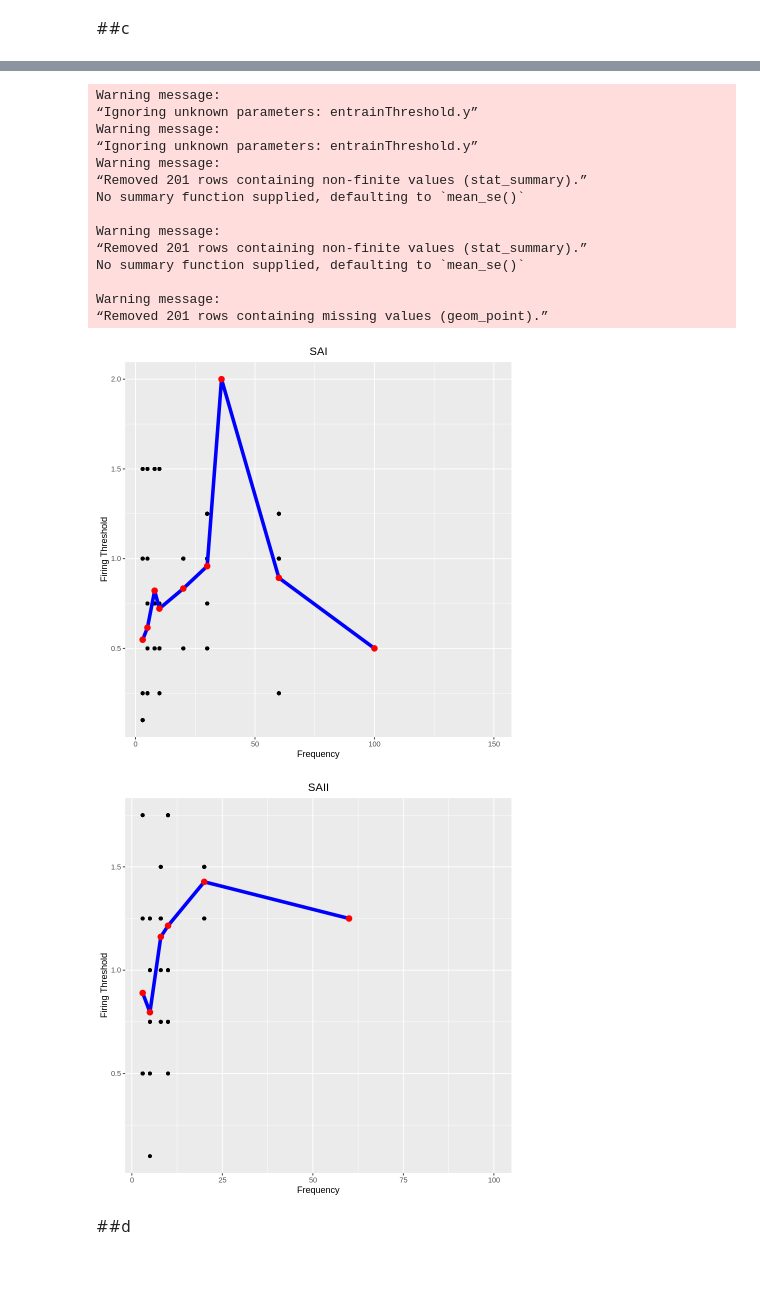
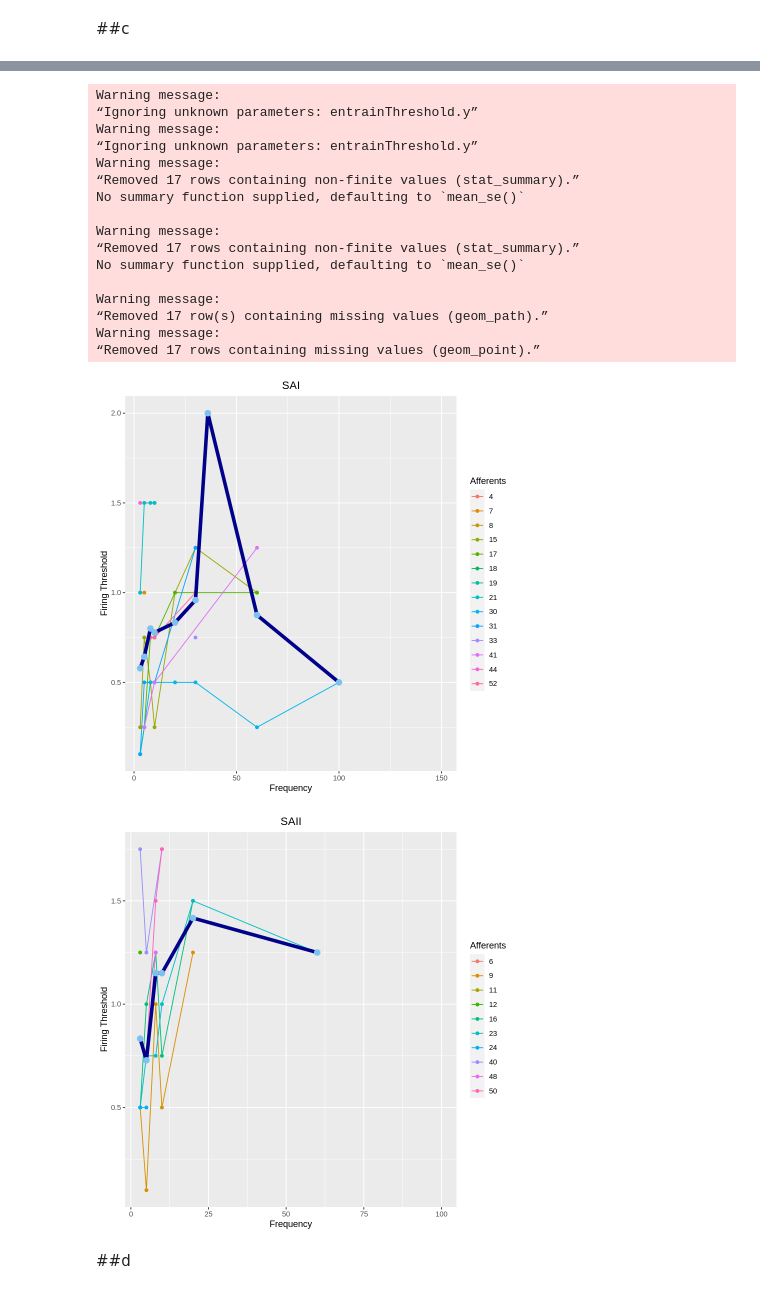
Before and after one commit to havaledar/6200, a Jupyter notebook: A2.ipynb, the cells around one changed output, grey strips where cells are left out. Cells and saved outputs as stored; diff of their text form; code cells hidden in the pictures.

Commit message:
Q1c lines plotted.

```diff
--- a/A2.ipynb
+++ b/A2.ipynb
@@ -288,31 +254,29 @@ No summary function supplied, defaulting to `mean_se()`
 # %% [markdown]
 ##c
 # %%
-#todo: add line for points to compare with the overal trend
+entQ2 %>%
+filter(afferentClass=="FAI") %>%
+ggplot(aes(frequency, entrainThreshold)) + geom_line(aes (color = as.factor(newID))) + geom_point(aes (color = as.factor(newID))) + ggtitle("FAI")+ xlab("Frequency") + ylab("Firing Threshold") + labs(color='Afferents') + theme(plot.title = element_text(hjust = 0.5))+
+stat_summary(entrainThreshold.y=mean,geom="line", color="darkblue",lwd=2,aes(group=1))+
+stat_summary(entrainThreshold.y=mean, aes(group=1), geom="point", colour="skyblue2", size=3)
 
-footJoined %>%
-filter(afferentClass=="FAI") %>%
-ggplot(aes(frequency, entrainThreshold)) + geom_point() + ggtitle("FAI")+ xlab("Frequency") + ylab("Firing Threshold") +theme(plot.title = element_text(hjust = 0.5))+
-stat_summary(entrainThreshold.y=mean,geom="line", color="blue",lwd=2,aes(group=1))+
-stat_summary(entrainThreshold.y=mean, aes(group=1), geom="point", colour="red", size=3)
+entQ2 %>%
+filter(afferentClass=="FAII") %>%
+ggplot(aes(frequency, entrainThreshold)) + geom_line(aes (color = as.factor(newID))) + geom_point(aes (color = as.factor(newID))) + ggtitle("FAII")+ xlab("Frequency") + ylab("Firing Threshold") + labs(color='Afferents') + theme(plot.title = element_text(hjust = 0.5))+
+stat_summary(entrainThreshold.y=mean,geom="line", color="darkblue",lwd=2,aes(group=1))+
+stat_summary(entrainThreshold.y=mean, aes(group=1), geom="point", colour="skyblue2", size=3)
 
-footJoined %>%
-filter(afferentClass=="FAII") %>%
-ggplot(aes(frequency, entrainThreshold)) + geom_point() + ggtitle("FAII")+ xlab("Frequency") + ylab("Firing Threshold") +theme(plot.title = element_text(hjust = 0.5))+
-stat_summary(entrainThreshold.y=mean,geom="line", color="blue",lwd=2,aes(group=1))+
-stat_summary(entrainThreshold.y=mean, aes(group=1), geom="point", colour="red", size=3)
+entQ2 %>%
+filter(afferentClass=="SAI") %>%
+ggplot(aes(frequency, entrainThreshold)) + geom_line(aes (color = as.factor(newID))) + geom_point(aes (color = as.factor(newID))) + ggtitle("SAI")+ xlab("Frequency") + ylab("Firing Threshold") + labs(color='Afferents') + theme(plot.title = element_text(hjust = 0.5))+
+stat_summary(entrainThreshold.y=mean,geom="line", color="darkblue",lwd=2,aes(group=1))+
+stat_summary(entrainThreshold.y=mean, aes(group=1), geom="point", colour="skyblue2", size=3)
 
-footJoined %>%
-filter(afferentClass=="SAI") %>%
-ggplot(aes(frequency, entrainThreshold)) + geom_point() + ggtitle("SAI")+ xlab("Frequency") + ylab("Firing Threshold") +theme(plot.title = element_text(hjust = 0.5))+
-stat_summary(entrainThreshold.y=mean,geom="line", color="blue",lwd=2,aes(group=1))+
-stat_summary(entrainThreshold.y=mean, aes(group=1), geom="point", colour="red", size=3)
-
-footJoined %>%
+entQ2 %>%
 filter(afferentClass=="SAII") %>%
-ggplot(aes(frequency, entrainThreshold)) + geom_point() + ggtitle("SAII")+ xlab("Frequency") + ylab("Firing Threshold") +theme(plot.title = element_text(hjust = 0.5))+
-stat_summary(entrainThreshold.y=mean,geom="line", color="blue",lwd=2,aes(group=1))+
-stat_summary(entrainThreshold.y=mean, aes(group=1), geom="point", colour="red", size=3)
+ggplot(aes(frequency, entrainThreshold)) + geom_line(aes (color = as.factor(newID))) + geom_point(aes (color = as.factor(newID))) + ggtitle("SAII")+ xlab("Frequency") + ylab("Firing Threshold") + labs(color='Afferents') + theme(plot.title = element_text(hjust = 0.5))+
+stat_summary(entrainThreshold.y=mean,geom="line", color="darkblue",lwd=2,aes(group=1))+
+stat_summary(entrainThreshold.y=mean, aes(group=1), geom="point", colour="skyblue2", size=3)
 # %% [output]
 Warning message:
 “Ignoring unknown parameters: entrainThreshold.y”
@@ -350,19 +316,21 @@ Warning message:
 Warning message:
 “Ignoring unknown parameters: entrainThreshold.y”
 Warning message:
 “Ignoring unknown parameters: entrainThreshold.y”
 Warning message:
-“Removed 201 rows containing non-finite values (stat_summary).”
+“Removed 17 rows containing non-finite values (stat_summary).”
 No summary function supplied, defaulting to `mean_se()`
 
 Warning message:
-“Removed 201 rows containing non-finite values (stat_summary).”
+“Removed 17 rows containing non-finite values (stat_summary).”
 No summary function supplied, defaulting to `mean_se()`
 
 Warning message:
-“Removed 201 rows containing missing values (geom_point).”
+“Removed 17 row(s) containing missing values (geom_path).”
+Warning message:
+“Removed 17 rows containing missing values (geom_point).”
-[figure, old version]
+[figure, new version]
-[figure, old version]
+[figure, new version]
 # %% [markdown]
 ##d
 # %% [markdown]
```
Also changed, not shown: parts of 2 cells of this notebook.
